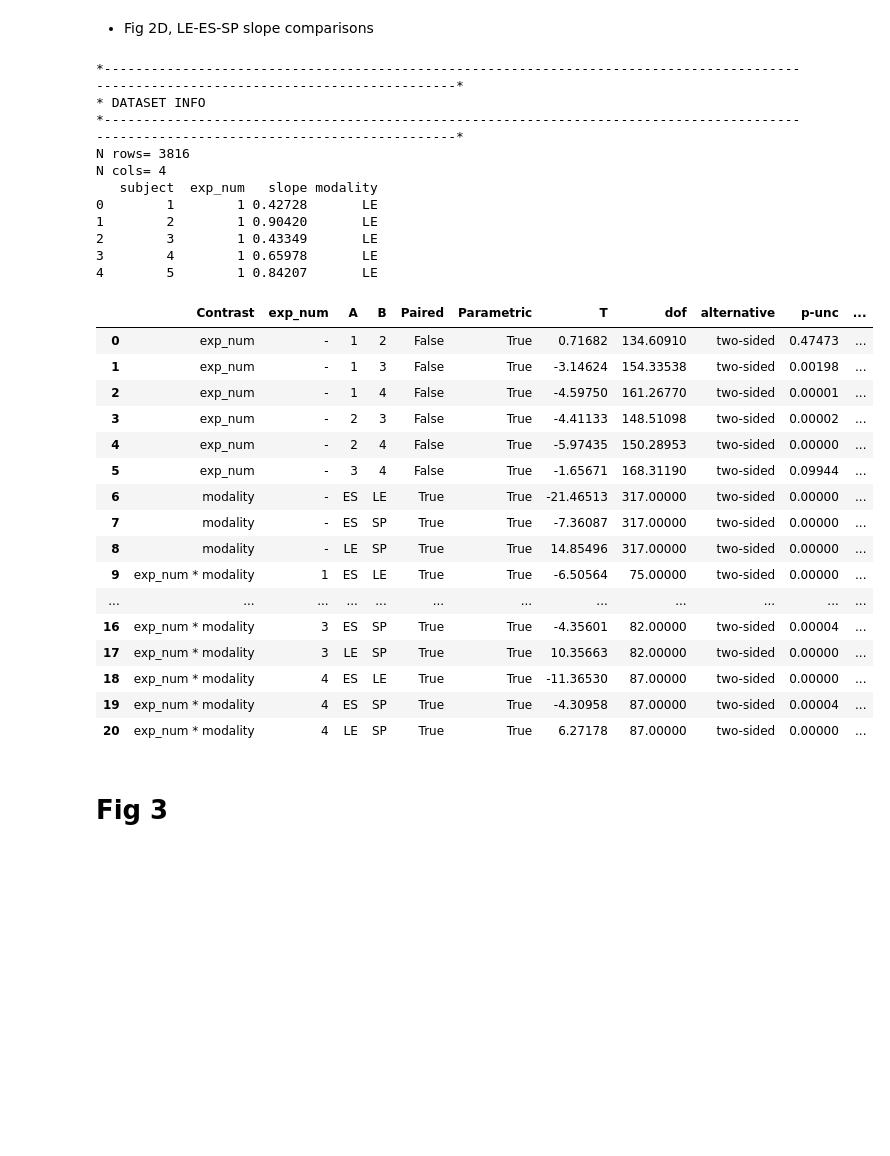
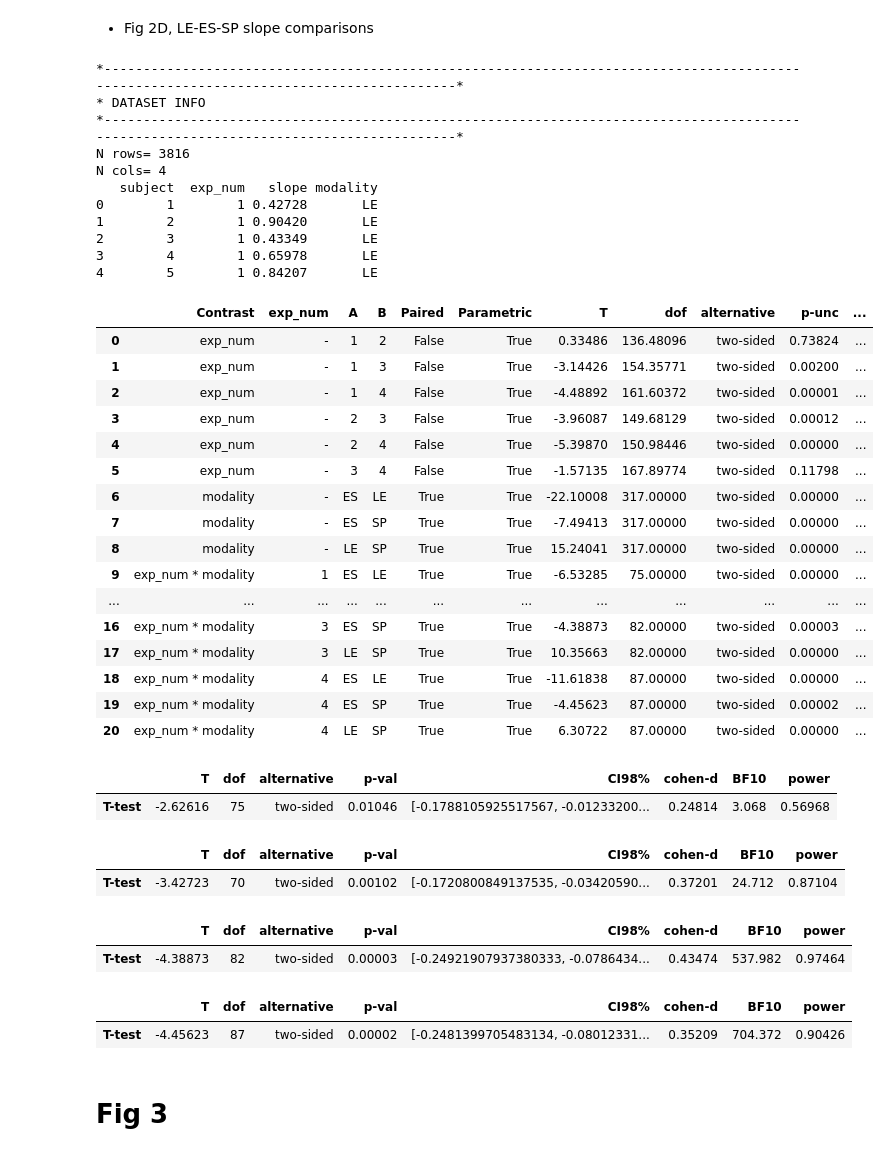
Before and after one commit to bsgarcia/RandCFollowUp, a Jupyter notebook: python/stats.ipynb, the cells around one changed output. Saved outputs shown, nothing was run; the diff lists cells and outputs as text; code cells hidden in the pictures; blank space fills up the shorter version.

```diff
--- a/python/stats.ipynb
+++ b/python/stats.ipynb
@@ -61,7 +61,7 @@ for exp_num in (1, 2, 3, 4):
     for cond in (1, 2, 3, 4):
         if exp_num == 4 and cond not in (1, 4):
             continue
-        row = pg.ttest(df['score'][df.exp_num==exp_num][df.cond==cond], 0.5)
+        row = pg.ttest(df['score'][df.exp_num==exp_num][df.cond==cond], 0.5, confidence=0.975)
         row.insert(loc=0, column='exp_num', value=exp_num)
         row.insert(loc=1, column='cond', value=cond)
         table.append(row)
@@ -346,37 +396,52 @@ Notes:
 # %%
 filename = 'Fig2D'
 df = read_csv(filename)
 pd.options.display.float_format = '{:,.5f}'.format
-pg.pairwise_tests(dv='slope', subject='subject', between='exp_num', within='modality', effsize='cohen', data=df, padjust='bonf', parametric=True, within_first=False)
+pg.pairwise_ttests(dv='slope', subject='subject', between='exp_num', within='modality', effsize='cohen', data=df, padjust='bonf', parametric=True, within_first=False)
+
+#pg.ttest(df[(df.exp_num==1) & (df.modality=='LE')].slope, df[(df.exp_num==1) & (df.modality=='ES')].slope, paired=True, confidence=.975)
+
+#get CI
+for exp_num in (1, 2, 3, 4):
+    for m1, m2 in (('ES', 'SP'), ):
+        pg.ttest(df[(df.exp_num==exp_num) & (df.modality==m1)].slope, df[(df.exp_num==exp_num) & (df.modality==m2)].slope, paired=True, confidence=.975)
 # %% [output]
 *---------------------------------------------------------------------------------------------------------------------------------------*
 * DATASET INFO
 *---------------------------------------------------------------------------------------------------------------------------------------*
 N rows= 3816
 N cols= 4
    subject  exp_num   slope modality
 0        1        1 0.42728       LE
 1        2        1 0.90420       LE
 2        3        1 0.43349       LE
 3        4        1 0.65978       LE
 4        5        1 0.84207       LE
 |  | Contrast | exp_num | A | B | Paired | Parametric | T | dof | alternative | p-unc | ... |
-| 0 | exp_num | - | 1 | 2 | False | True | 0.71682 | 134.60910 | two-sided | 0.47473 | ... |
-| 1 | exp_num | - | 1 | 3 | False | True | -3.14624 | 154.33538 | two-sided | 0.00198 | ... |
-| 2 | exp_num | - | 1 | 4 | False | True | -4.59750 | 161.26770 | two-sided | 0.00001 | ... |
-| 3 | exp_num | - | 2 | 3 | False | True | -4.41133 | 148.51098 | two-sided | 0.00002 | ... |
-| 4 | exp_num | - | 2 | 4 | False | True | -5.97435 | 150.28953 | two-sided | 0.00000 | ... |
-| 5 | exp_num | - | 3 | 4 | False | True | -1.65671 | 168.31190 | two-sided | 0.09944 | ... |
-| 6 | modality | - | ES | LE | True | True | -21.46513 | 317.00000 | two-sided | 0.00000 | ... |
-| 7 | modality | - | ES | SP | True | True | -7.36087 | 317.00000 | two-sided | 0.00000 | ... |
-| 8 | modality | - | LE | SP | True | True | 14.85496 | 317.00000 | two-sided | 0.00000 | ... |
-| 9 | exp_num * modality | 1 | ES | LE | True | True | -6.50564 | 75.00000 | two-sided | 0.00000 | ... |
+| 0 | exp_num | - | 1 | 2 | False | True | 0.33486 | 136.48096 | two-sided | 0.73824 | ... |
+| 1 | exp_num | - | 1 | 3 | False | True | -3.14426 | 154.35771 | two-sided | 0.00200 | ... |
+| 2 | exp_num | - | 1 | 4 | False | True | -4.48892 | 161.60372 | two-sided | 0.00001 | ... |
+| 3 | exp_num | - | 2 | 3 | False | True | -3.96087 | 149.68129 | two-sided | 0.00012 | ... |
+| 4 | exp_num | - | 2 | 4 | False | True | -5.39870 | 150.98446 | two-sided | 0.00000 | ... |
+| 5 | exp_num | - | 3 | 4 | False | True | -1.57135 | 167.89774 | two-sided | 0.11798 | ... |
+| 6 | modality | - | ES | LE | True | True | -22.10008 | 317.00000 | two-sided | 0.00000 | ... |
+| 7 | modality | - | ES | SP | True | True | -7.49413 | 317.00000 | two-sided | 0.00000 | ... |
+| 8 | modality | - | LE | SP | True | True | 15.24041 | 317.00000 | two-sided | 0.00000 | ... |
+| 9 | exp_num * modality | 1 | ES | LE | True | True | -6.53285 | 75.00000 | two-sided | 0.00000 | ... |
 | ... | ... | ... | ... | ... | ... | ... | ... | ... | ... | ... | ... |
-| 16 | exp_num * modality | 3 | ES | SP | True | True | -4.35601 | 82.00000 | two-sided | 0.00004 | ... |
+| 16 | exp_num * modality | 3 | ES | SP | True | True | -4.38873 | 82.00000 | two-sided | 0.00003 | ... |
 | 17 | exp_num * modality | 3 | LE | SP | True | True | 10.35663 | 82.00000 | two-sided | 0.00000 | ... |
-| 18 | exp_num * modality | 4 | ES | LE | True | True | -11.36530 | 87.00000 | two-sided | 0.00000 | ... |
-| 19 | exp_num * modality | 4 | ES | SP | True | True | -4.30958 | 87.00000 | two-sided | 0.00004 | ... |
-| 20 | exp_num * modality | 4 | LE | SP | True | True | 6.27178 | 87.00000 | two-sided | 0.00000 | ... |
+| 18 | exp_num * modality | 4 | ES | LE | True | True | -11.61838 | 87.00000 | two-sided | 0.00000 | ... |
+| 19 | exp_num * modality | 4 | ES | SP | True | True | -4.45623 | 87.00000 | two-sided | 0.00002 | ... |
+| 20 | exp_num * modality | 4 | LE | SP | True | True | 6.30722 | 87.00000 | two-sided | 0.00000 | ... |
+|  | T | dof | alternative | p-val | CI98% | cohen-d | BF10 | power |
+| T-test | -2.62616 | 75 | two-sided | 0.01046 | [-0.1788105925517567, -0.01233200... | 0.24814 | 3.068 | 0.56968 |
+|  | T | dof | alternative | p-val | CI98% | cohen-d | BF10 | power |
+| T-test | -3.42723 | 70 | two-sided | 0.00102 | [-0.1720800849137535, -0.03420590... | 0.37201 | 24.712 | 0.87104 |
+|  | T | dof | alternative | p-val | CI98% | cohen-d | BF10 | power |
+| T-test | -4.38873 | 82 | two-sided | 0.00003 | [-0.24921907937380333, -0.0786434... | 0.43474 | 537.982 | 0.97464 |
+|  | T | dof | alternative | p-val | CI98% | cohen-d | BF10 | power |
+| T-test | -4.45623 | 87 | two-sided | 0.00002 | [-0.2481399705483134, -0.08012331... | 0.35209 | 704.372 | 0.90426 |
 # %% [markdown]
 # Fig 3
 # %% [markdown]
```
Also changed, not shown: parts of 9 cells of this notebook, 14 other files.
